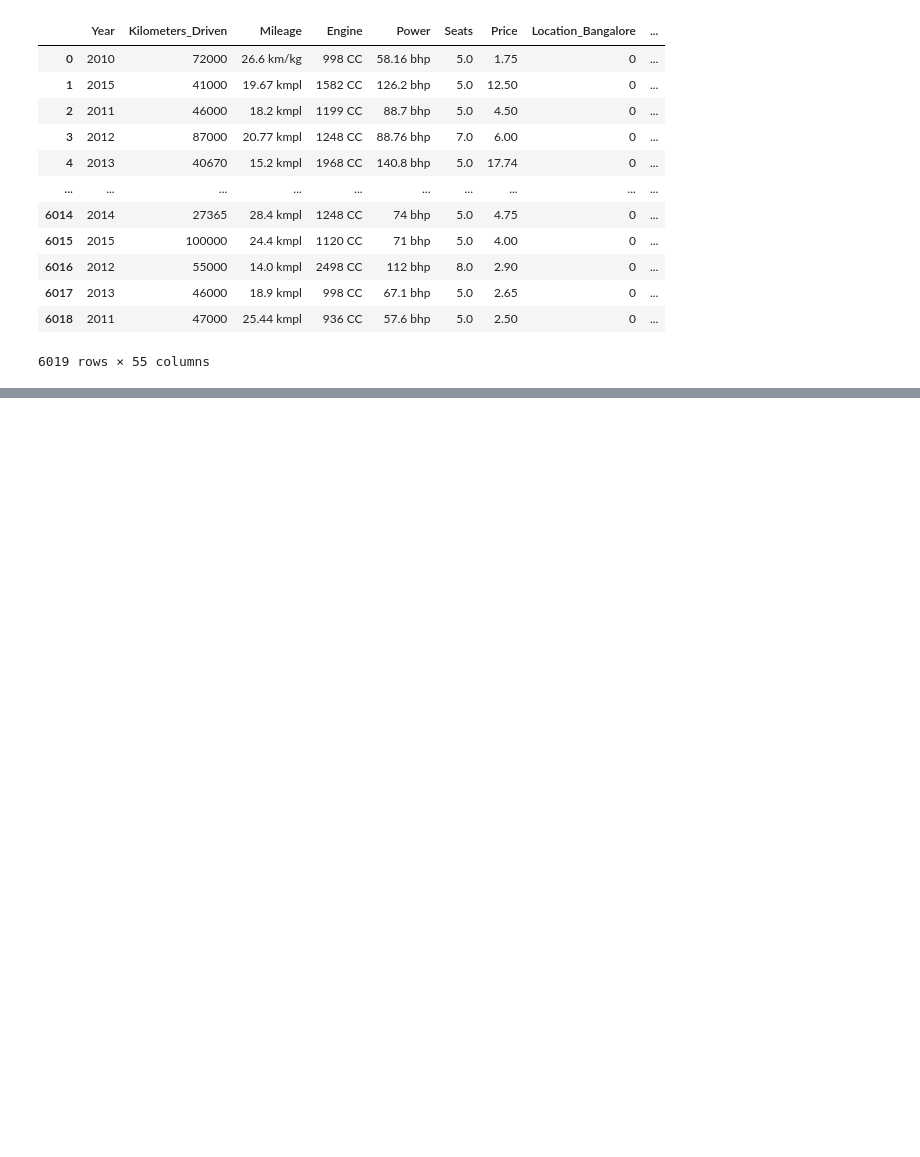
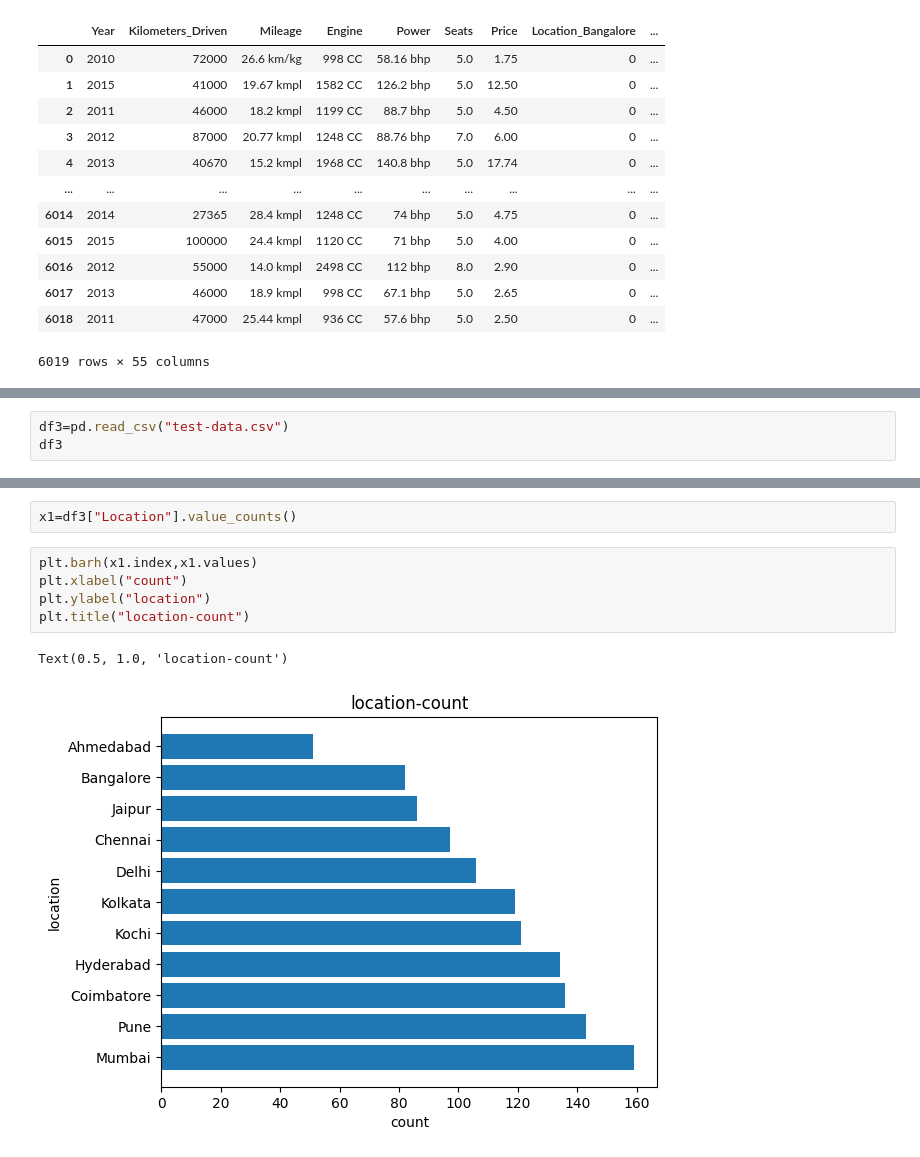
Before and after one commit to shyama0578/machine_learning, a Jupyter notebook: multiple regression/train.ipynb, the cells around one changed output, grey strips where cells are left out. Drawn from its saved outputs; the diff is of its cells as text; blank space fills up the shorter version.

```diff
--- a/multiple regression/train.ipynb
+++ b/multiple regression/train.ipynb
@@ -269,0 +553,3 @@ df2
+# %%
+df3=pd.read_csv("test-data.csv")
+df3
@@ -269,0 +650,10 @@ df2
+# %%
+x1=df3["Location"].value_counts()
+# %%
+plt.barh(x1.index,x1.values)
+plt.xlabel("count")
+plt.ylabel("location")
+plt.title("location-count")
+# %% [output]
+Text(0.5, 1.0, 'location-count')
+[figure, added]
```
Also changed, not shown: parts of 65 cells of this notebook, 4 other files.
